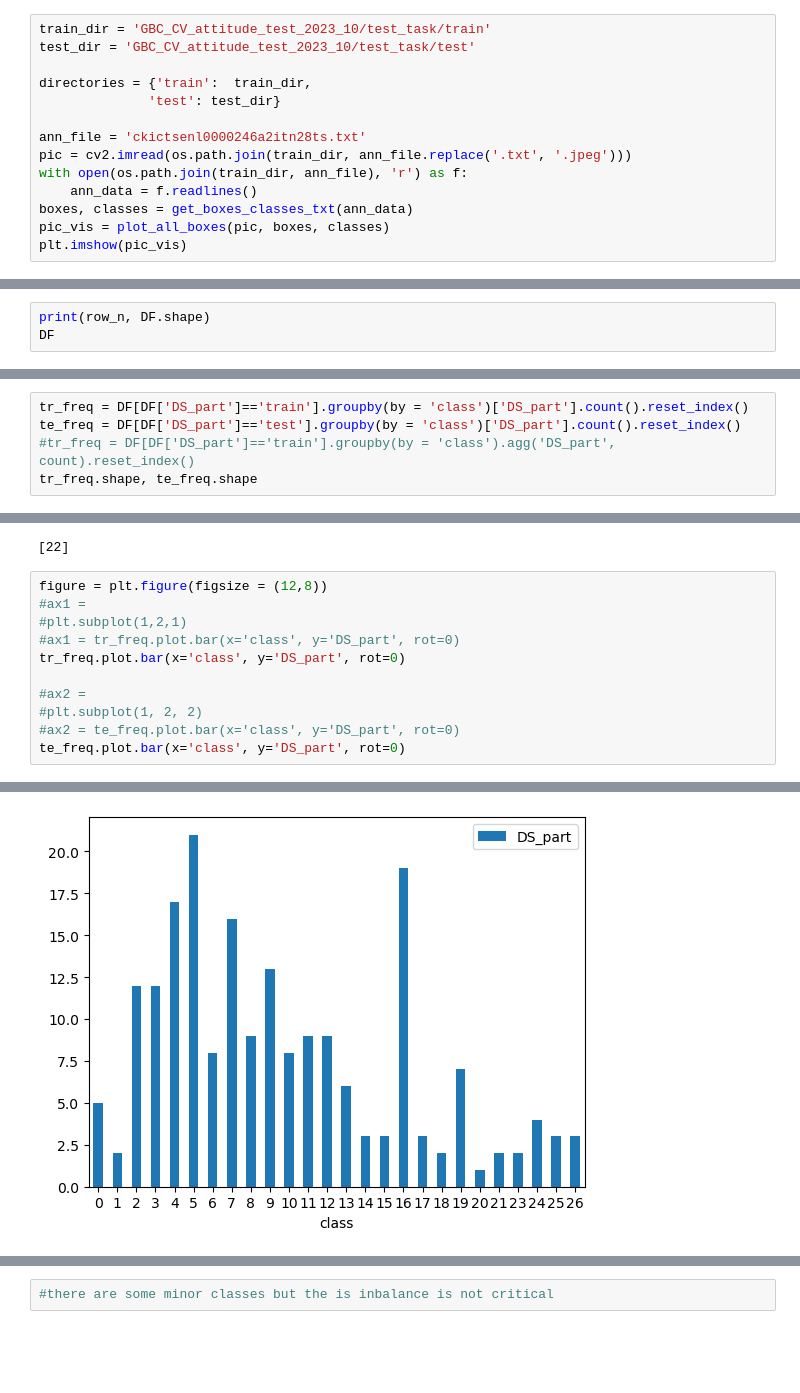
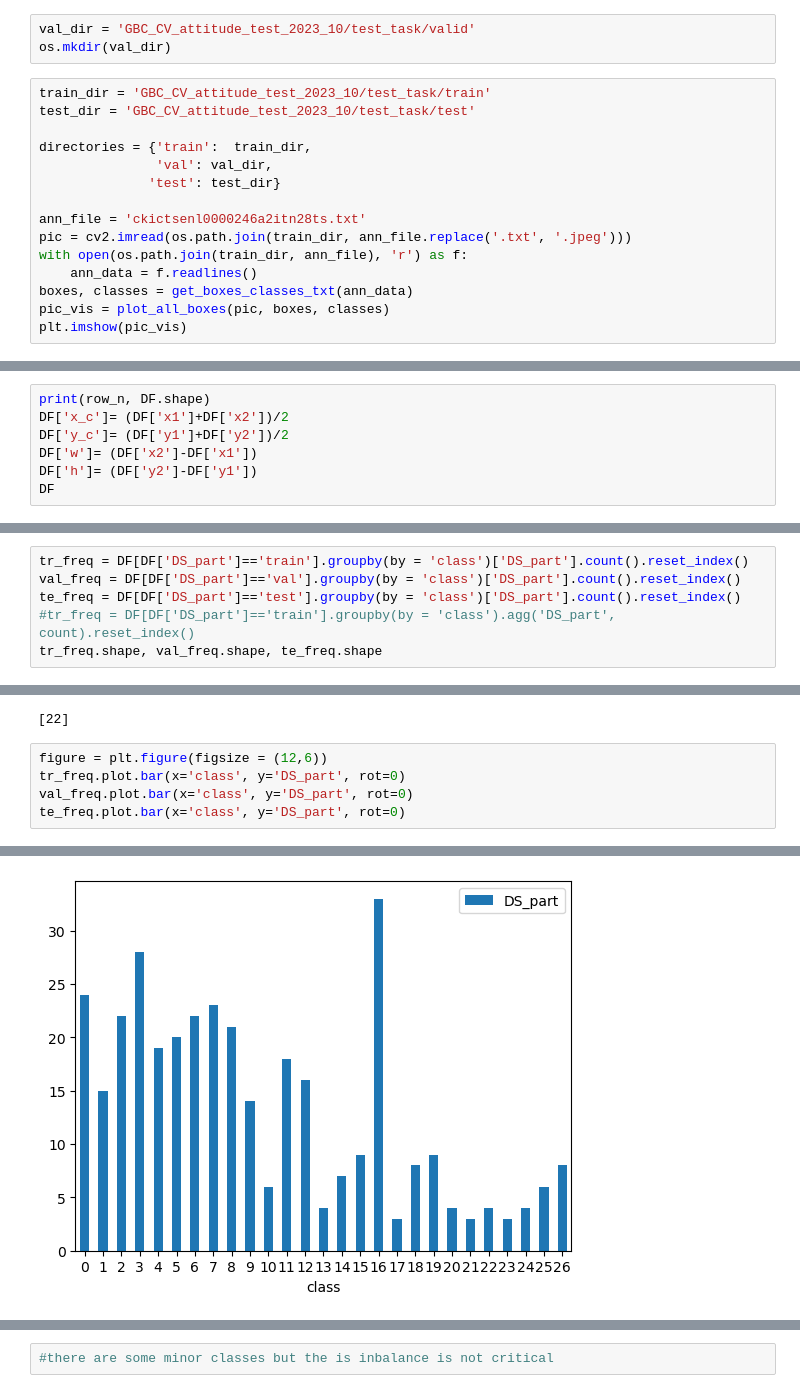
Before and after one commit to zamarseny/detection_plate_symbols, a Jupyter notebook: EDA.ipynb, the cells around one changed output, grey strips where cells are left out. Drawn from its saved outputs; the diff is of its cells as text; blank space fills up the shorter version.

Commit message:
valid

```diff
--- a/EDA.ipynb
+++ b/EDA.ipynb
@@ -17,11 +20,15 @@ import utils
 # %%
 importlib.reload(utils)
 from utils import get_boxes_texts, get_boxes_classes_xml, plot_all_boxes, get_boxes_classes_txt
+# %%
+val_dir = 'GBC_CV_attitude_test_2023_10/test_task/valid'
+os.mkdir(val_dir)
 # %%
 train_dir = 'GBC_CV_attitude_test_2023_10/test_task/train'
 test_dir = 'GBC_CV_attitude_test_2023_10/test_task/test'
 
 directories = {'train':  train_dir,
+               'val': val_dir,
               'test': test_dir}
 
 ann_file = 'ckictsenl0000246a2itn28ts.txt'
@@ -53,6 +90,10 @@ for DS_part in directories:
         #print(ann_data, )
 # %%
 print(row_n, DF.shape)
+DF['x_c']= (DF['x1']+DF['x2'])/2
+DF['y_c']= (DF['y1']+DF['y2'])/2
+DF['w']= (DF['x2']-DF['x1'])
+DF['h']= (DF['y2']-DF['y1'])
 DF
 # %% [output]
 3827 (3827, 7)
@@ -73,7 +114,8 @@ DF
 ## classes_distribution
 # %%
 tr_freq = DF[DF['DS_part']=='train'].groupby(by = 'class')['DS_part'].count().reset_index()
+val_freq = DF[DF['DS_part']=='val'].groupby(by = 'class')['DS_part'].count().reset_index()
 te_freq = DF[DF['DS_part']=='test'].groupby(by = 'class')['DS_part'].count().reset_index()
 #tr_freq = DF[DF['DS_part']=='train'].groupby(by = 'class').agg('DS_part', count).reset_index()
-tr_freq.shape, te_freq.shape
+tr_freq.shape, val_freq.shape, te_freq.shape
 # %% [output]
@@ -84,15 +126,9 @@ tr_freq.shape, te_freq.shape
 # %% [output]
 [22]
 # %%
-figure = plt.figure(figsize = (12,8))
-#ax1 =
-#plt.subplot(1,2,1)
-#ax1 = tr_freq.plot.bar(x='class', y='DS_part', rot=0)
+figure = plt.figure(figsize = (12,6))
 tr_freq.plot.bar(x='class', y='DS_part', rot=0)
-
-#ax2 =
-#plt.subplot(1, 2, 2)
-#ax2 = te_freq.plot.bar(x='class', y='DS_part', rot=0)
+val_freq.plot.bar(x='class', y='DS_part', rot=0)
 te_freq.plot.bar(x='class', y='DS_part', rot=0)
 # %% [output]
 <Axes: xlabel='class'>
@@ -101 +137 @@ te_freq.plot.bar(x='class', y='DS_part', rot=0)
-[figure, old version]
+[figure, new version]
```
Also changed, not shown: parts of 31 cells of this notebook.
